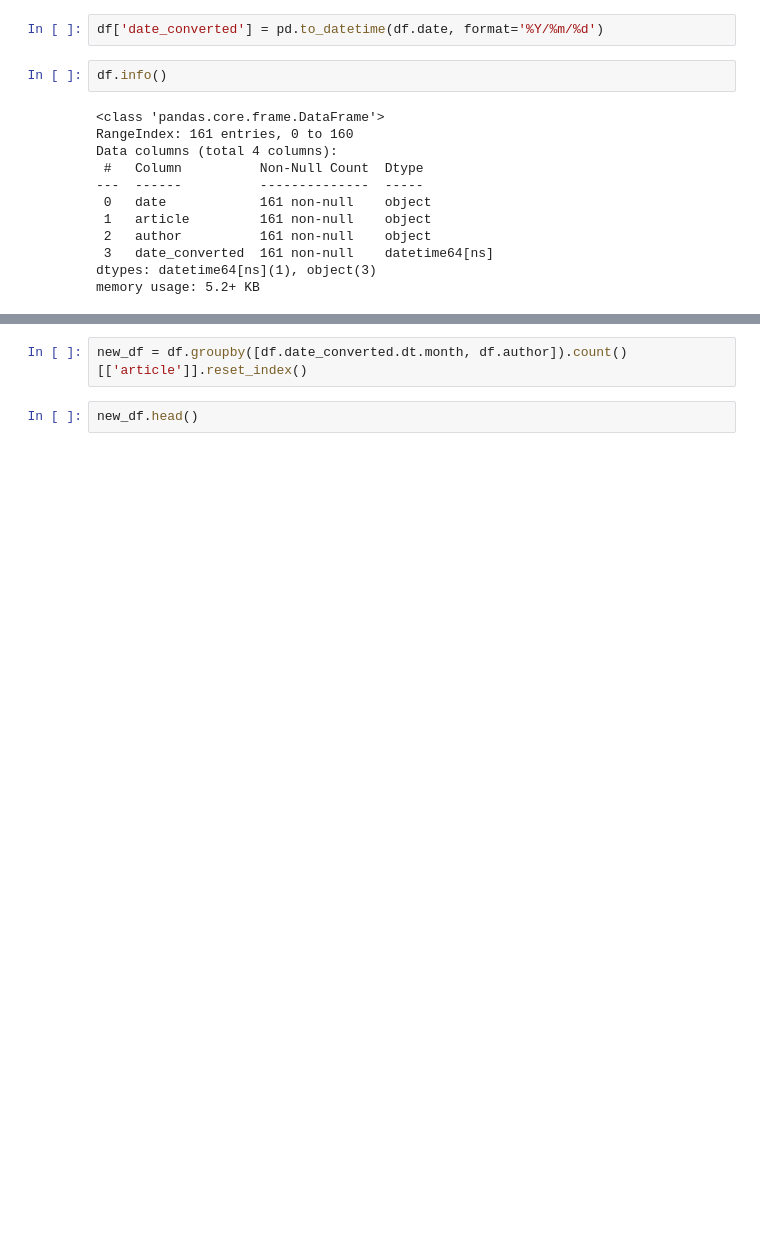
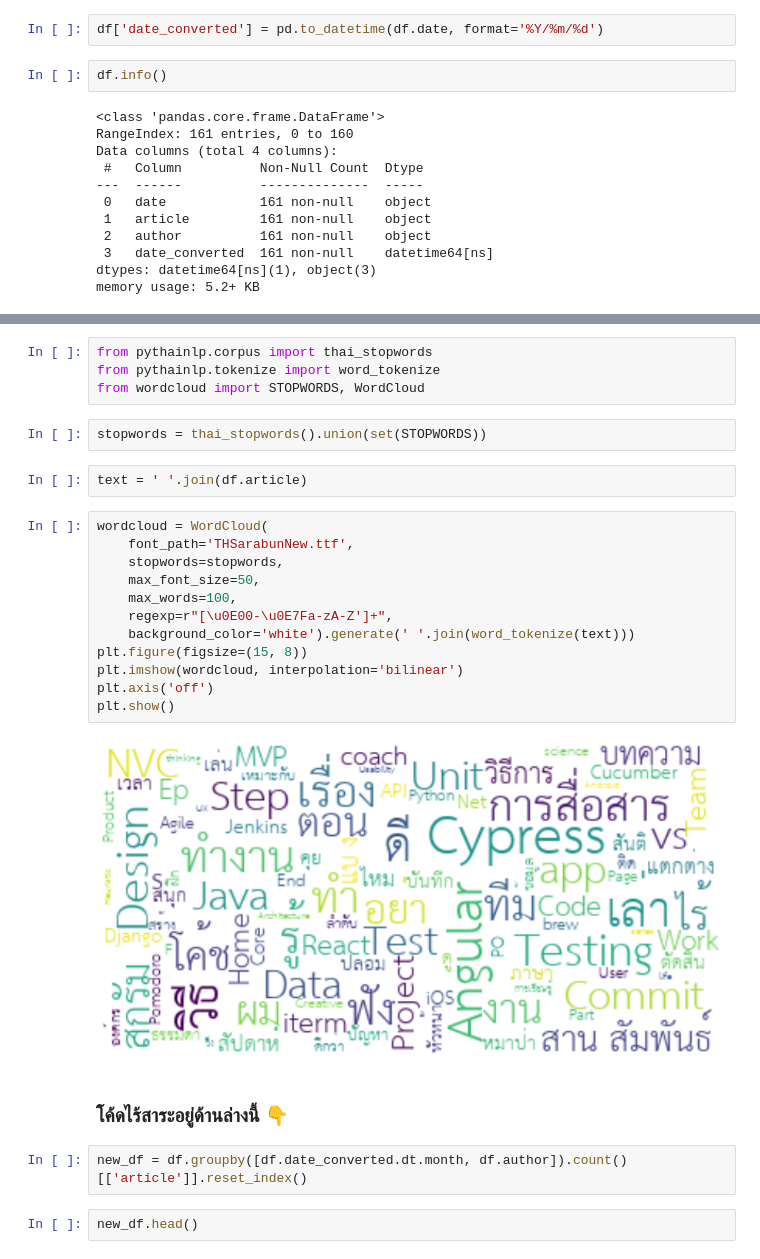
Before and after one commit to zkan/odds-medium-publication-stats, a Jupyter notebook: 2020.ipynb, the cells around one changed output, grey strips where cells are left out. Saved outputs shown, nothing was run; the diff lists cells and outputs as text; blank space fills up the shorter version.

Commit message:
Add word cloud :bear:

```diff
--- a/2020.ipynb
+++ b/2020.ipynb
@@ -75,3 +104,27 @@ for index, month in enumerate(months):
+# %%
+from pythainlp.corpus import thai_stopwords
+from pythainlp.tokenize import word_tokenize
+from wordcloud import STOPWORDS, WordCloud
+# %%
+stopwords = thai_stopwords().union(set(STOPWORDS))
+# %%
+text = ' '.join(df.article)
+# %%
+wordcloud = WordCloud(
+    font_path='THSarabunNew.ttf',
+    stopwords=stopwords,
+    max_font_size=50,
+    max_words=100,
+    regexp=r"[\u0E00-\u0E7Fa-zA-Z']+",
+    background_color='white').generate(' '.join(word_tokenize(text)))
+plt.figure(figsize=(15, 8))
+plt.imshow(wordcloud, interpolation='bilinear')
+plt.axis('off')
+plt.show()
+# %% [output]
+[figure, added]
+# %% [markdown]
+### โค้ดไร้สาระอยู่ด้านล่างนี้ 👇
 # %%
 new_df = df.groupby([df.date_converted.dt.month, df.author]).count()[['article']].reset_index()
 # %%
```
Also changed, not shown: parts of 18 cells of this notebook.
